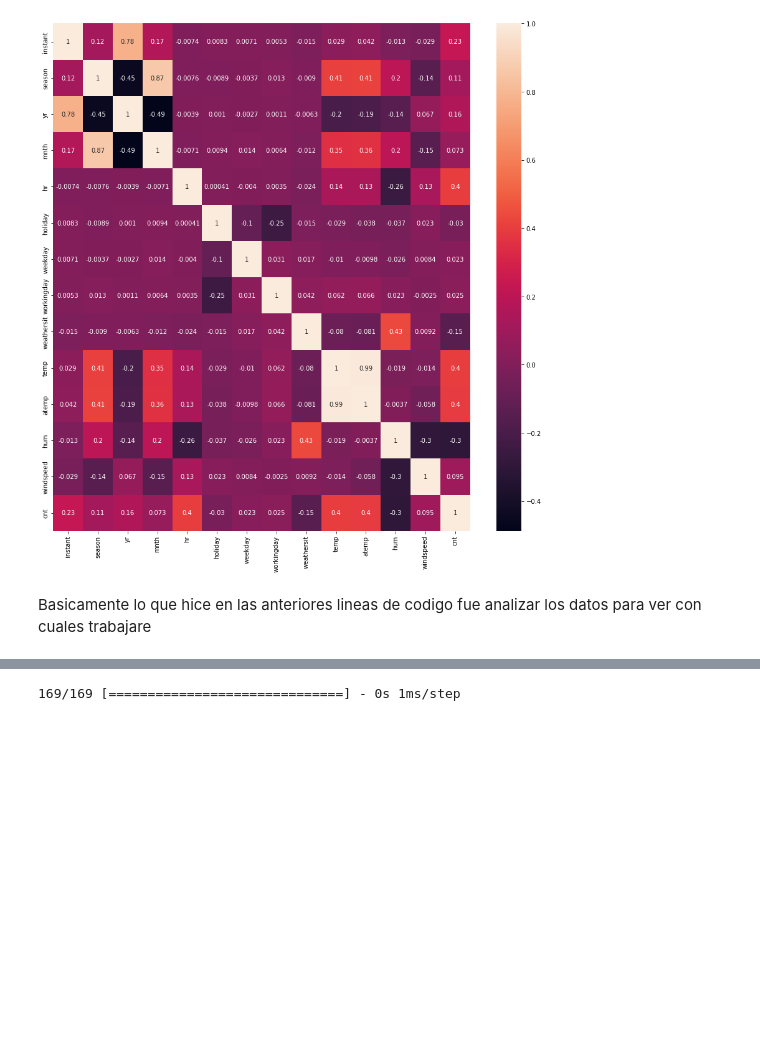
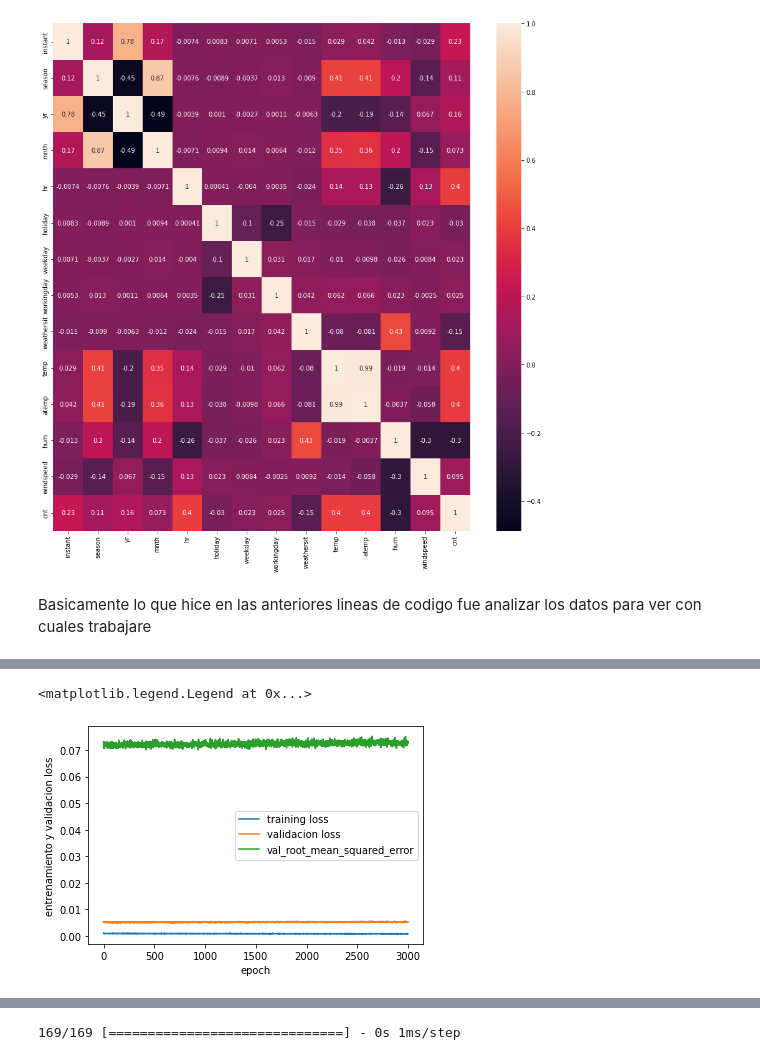
Before and after one commit to luqui5/Datathon, a Jupyter notebook: LucasSanchez.ipynb, the cells around one changed output, grey strips where cells are left out. Drawn from its saved outputs; the diff is of its cells as text; code cells hidden in the pictures; blank space fills up the shorter version.

```diff
--- a/LucasSanchez.ipynb
+++ b/LucasSanchez.ipynb
@@ -149,0 +152,10 @@ dict_keys(['loss', 'val_loss'])
+# %%
+plt.plot(epoch_historial.history['loss'])
+plt.plot(epoch_historial.history['val_loss'])
+plt.plot(epoch_historial.history['val_root_mean_squared_error'])
+plt.xlabel('epoch')
+plt.ylabel('entrenamiento y validacion loss')
+plt.legend(['training loss','validacion loss','val_root_mean_squared_error'])
+# %% [output]
+<matplotlib.legend.Legend at 0x...>
+[figure, added]
```
Also changed, not shown: parts of 11 cells of this notebook, 1 other file.
